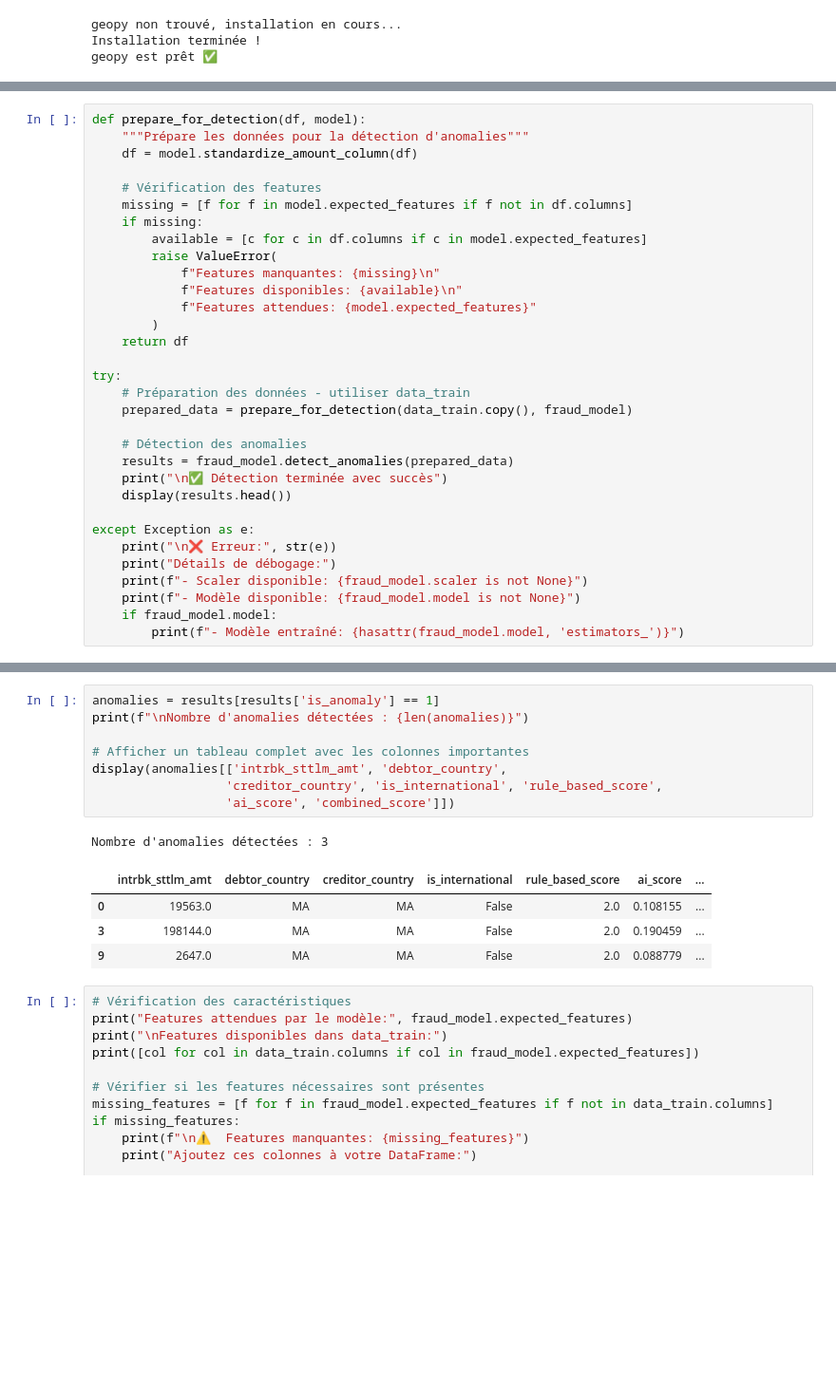
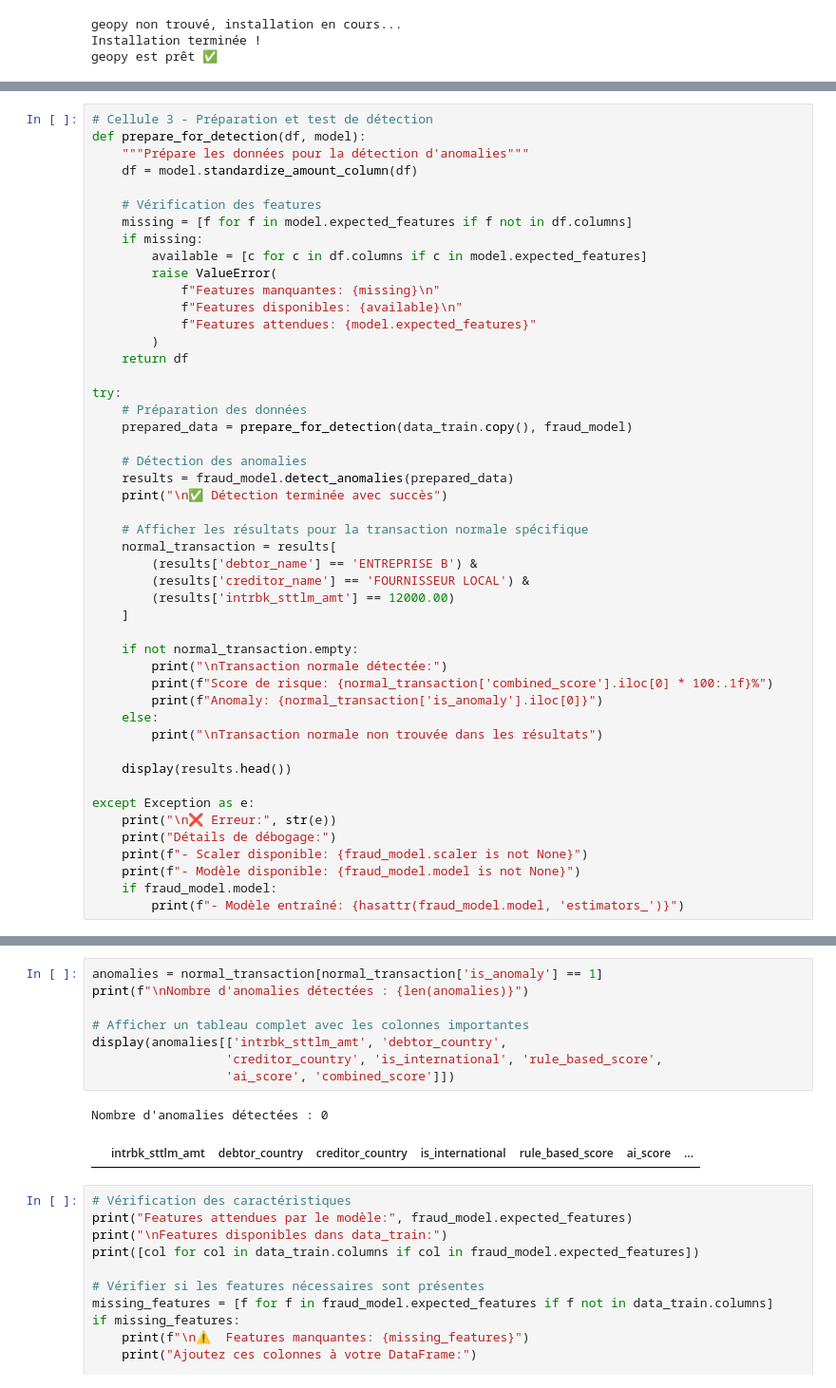
Before and after one commit to Kenza-21/ai_detection_app_1.0, a Jupyter notebook: Model_training.ipynb, the cells around one changed output, grey strips where cells are left out. Shown: that part at 95% size. Cells and saved outputs as stored; diff of their text form; blank space fills up the shorter version.

```diff
--- a/Model_training.ipynb
+++ b/Model_training.ipynb
@@ -89,6 +184,7 @@ if fraud_model.model is not None:
 - Modèle chargé: True
 - Modèle entraîné: True
 # %%
+# Cellule 3 - Préparation et test de détection
 def prepare_for_detection(df, model):
     """Prépare les données pour la détection d'anomalies"""
     df = model.standardize_amount_column(df)
@@ -105,12 +201,27 @@ def prepare_for_detection(df, model):
     return df
 
 try:
-    # Préparation des données - utiliser data_train
+    # Préparation des données
     prepared_data = prepare_for_detection(data_train.copy(), fraud_model)
 
     # Détection des anomalies
     results = fraud_model.detect_anomalies(prepared_data)
     print("\n✅ Détection terminée avec succès")
+
+    # Afficher les résultats pour la transaction normale spécifique
+    normal_transaction = results[
+        (results['debtor_name'] == 'ENTREPRISE B') &
+        (results['creditor_name'] == 'FOURNISSEUR LOCAL') &
+        (results['intrbk_sttlm_amt'] == 12000.00)
+    ]
+
+    if not normal_transaction.empty:
+        print("\nTransaction normale détectée:")
+        print(f"Score de risque: {normal_transaction['combined_score'].iloc[0] * 100:.1f}%")
+        print(f"Anomaly: {normal_transaction['is_anomaly'].iloc[0]}")
+    else:
+        print("\nTransaction normale non trouvée dans les résultats")
+
     display(results.head())
 
 except Exception as e:
@@ -170,17 +264,14 @@ Code postal trouvé pour Rabat: 10115
 # %%
-anomalies = results[results['is_anomaly'] == 1]
+anomalies = normal_transaction[normal_transaction['is_anomaly'] == 1]
 print(f"\nNombre d'anomalies détectées : {len(anomalies)}")
 
 # Afficher un tableau complet avec les colonnes importantes
 display(anomalies[['intrbk_sttlm_amt', 'debtor_country',
                   'creditor_country', 'is_international', 'rule_based_score',
                   'ai_score', 'combined_score']])
 # %% [output]
-Nombre d'anomalies détectées : 3
+Nombre d'anomalies détectées : 0
 |  | intrbk_sttlm_amt | debtor_country | creditor_country | is_international | rule_based_score | ai_score | ... |
-| 0 | 19563.0 | MA | MA | False | 2.0 | 0.108155 | ... |
-| 3 | 198144.0 | MA | MA | False | 2.0 | 0.190459 | ... |
-| 9 | 2647.0 | MA | MA | False | 2.0 | 0.088779 | ... |
 # %%
 # Vérification des caractéristiques
 print("Features attendues par le modèle:", fraud_model.expected_features)
```
Also changed, not shown: parts of 4 cells of this notebook, 11 other files.
